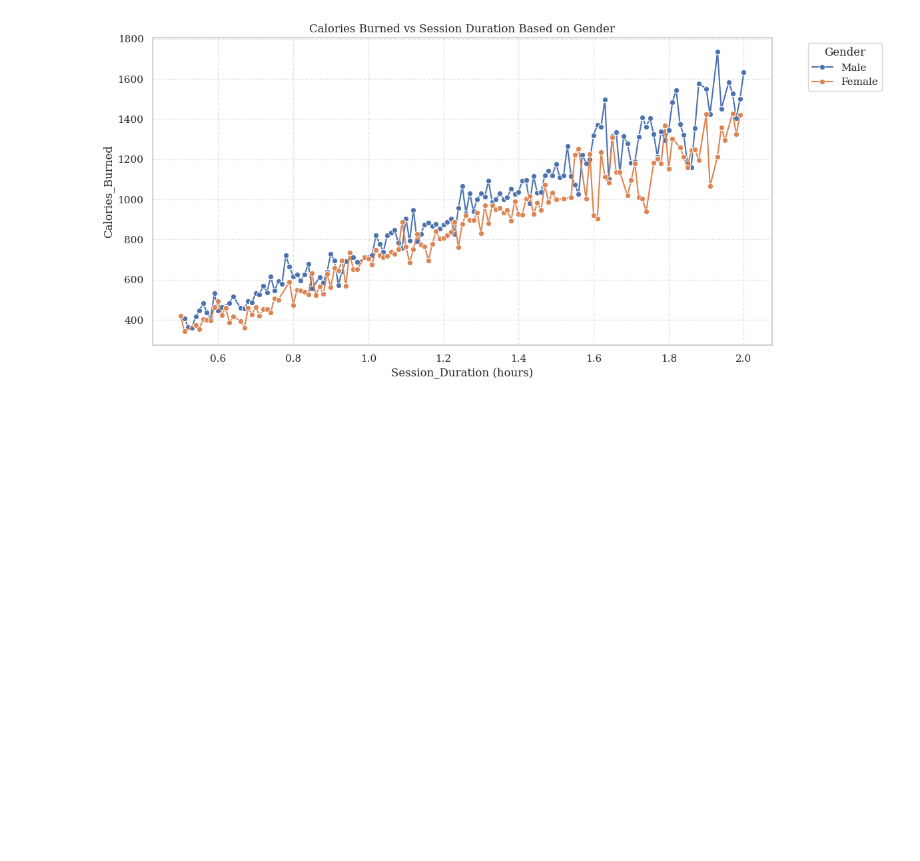
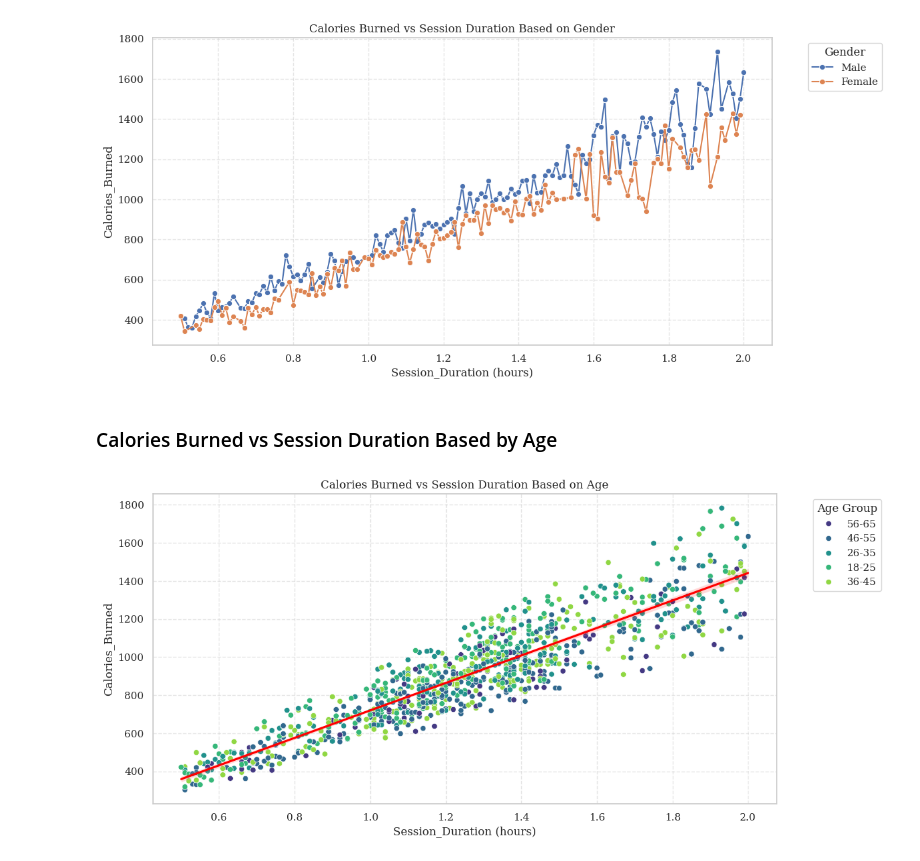
Before and after one commit to aelluminate-hive/gym-members-exercise-analysis, a Jupyter notebook: notebooks/report.ipynb, the cells around one changed output. Saved outputs shown, nothing was run; the diff lists cells and outputs as text; code cells hidden in the pictures; blank space fills up the shorter version.

```diff
--- a/notebooks/report.ipynb
+++ b/notebooks/report.ipynb
@@ -328,3 +328,26 @@ plt.legend(title='Gender', bbox_to_anchor=(1.05, 1), loc='upper left')
 plt.show()
 # %% [output]
 [figure]
+# %% [markdown]
+### Calories Burned vs Session Duration Based by Age
+# %%
+# Set up the matplotlib figure
+plt.figure(figsize=(12, 6))
+
+# Plot the calories burned vs session duration based on age group
+sns.scatterplot(data=data, x='Session_Duration (hours)', y='Calories_Burned', hue='Age Group', palette='viridis')
+plt.title('Calories Burned vs Session Duration Based on Age')
+
+# Add grid lines
+plt.grid(True, linestyle='--', alpha=0.5)
+
+# Add trendline
+sns.regplot(data=data, x='Session_Duration (hours)', y='Calories_Burned', scatter=False, color='red')
+
+# Place the legend outside the plot
+plt.legend(title='Age Group', bbox_to_anchor=(1.05, 1), loc='upper left')
+
+# Display the plot
+plt.show()
+# %% [output]
+[figure, added]
```
Also changed, not shown: parts of 2 cells of this notebook.
